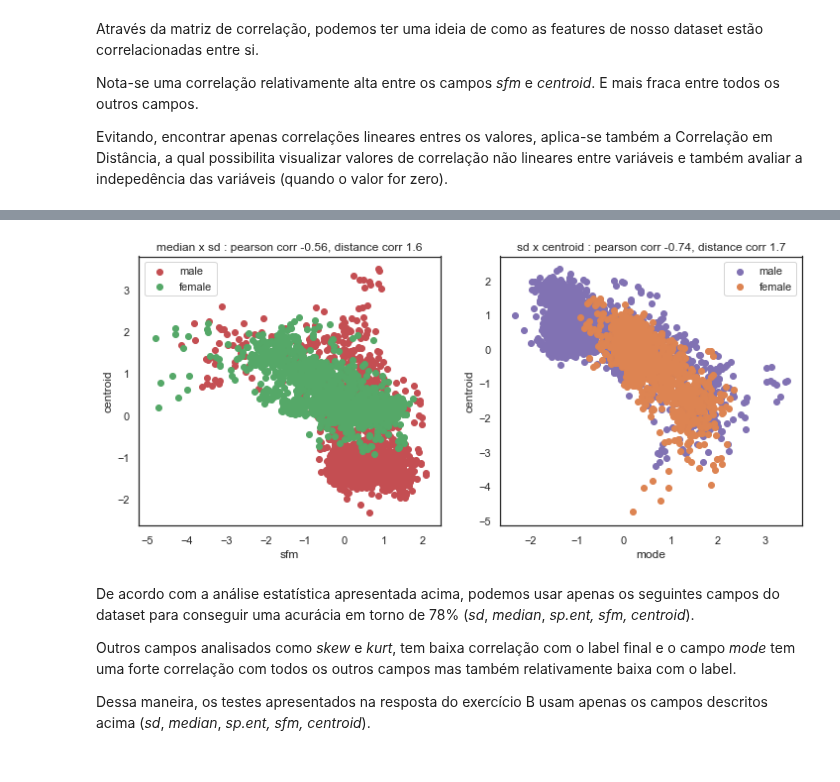
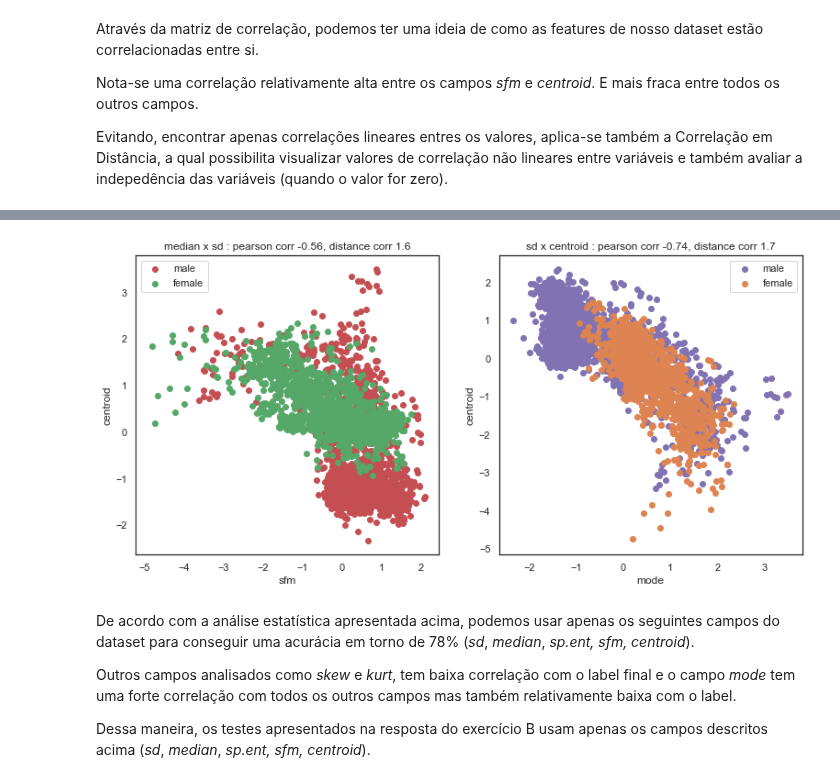
Before and after one commit to rdenadai/ia006c, a Jupyter notebook: notebooks/EFC02/EFC02.ipynb, the cells around one changed output, grey strips where cells are left out. Drawn from its saved outputs; the diff is of its cells as text; code cells hidden in the pictures.

```diff
--- a/notebooks/EFC02/EFC02.ipynb
+++ b/notebooks/EFC02/EFC02.ipynb
@@ -404,27 +407,27 @@ plt.show()
 # %%
 labels, colors, colors2 = ("male", "female"), ("C3", "C2"), ("C4", "C1")
-plt.figure(figsize=(12, 5))
+plt.figure(figsize=(13, 6))
 plt.subplot(1, 2, 1)
 for i, color, label in zip([0, 1], colors, labels):
     sfm = sound_c[sound_c["label"] == i]["median"]
     centroid = sound_c[sound_c["label"] == i]["sd"]
     plt.scatter(sfm, centroid, c=color, label=label)
 plt.title("median x sd : pearson corr -0.56, distance corr 1.6")
 plt.xlabel("sfm")
 plt.ylabel("centroid")
 plt.legend()
 plt.subplot(1, 2, 2)
 for i, color, label in zip([0, 1], colors2, labels):
     sfm = sound_c[sound_c["label"] == i]["sd"]
     centroid = sound_c[sound_c["label"] == i]["centroid"]
     plt.scatter(sfm, centroid, c=color, label=label)
 plt.title("sd x centroid : pearson corr -0.74, distance corr 1.7")
 plt.xlabel("mode")
 plt.ylabel("centroid")
 plt.legend()
 plt.show()
 # %% [output]
-[figure, old version]
+[figure, new version]
 # %% [markdown]
 De acordo com a análise estatística apresentada acima, podemos usar apenas os seguintes campos do dataset para conseguir uma acurácia em torno de 78% (*sd*, *median*, *sp.ent, sfm, centroid*).
 
```
Also changed, not shown: parts of 8 cells of this notebook.
